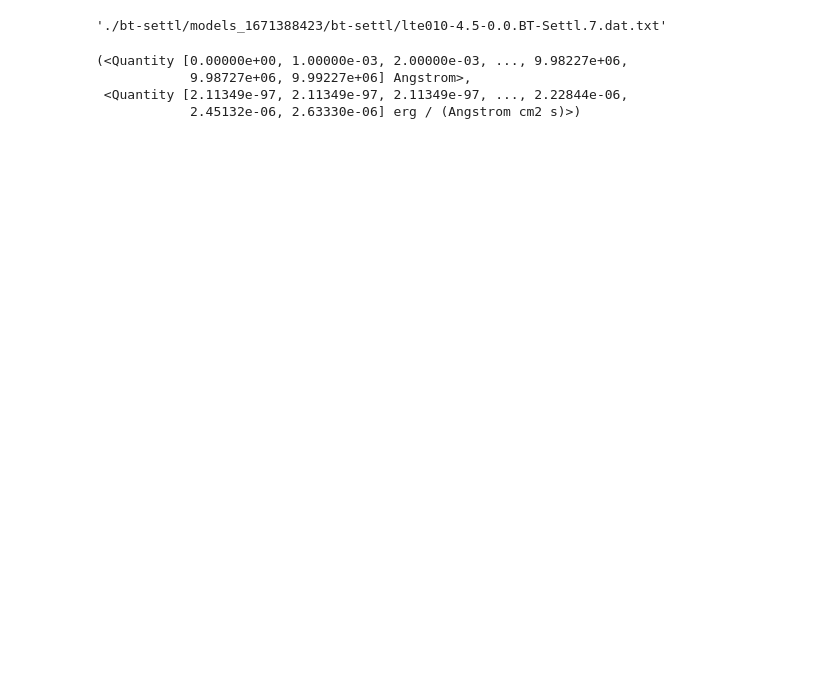
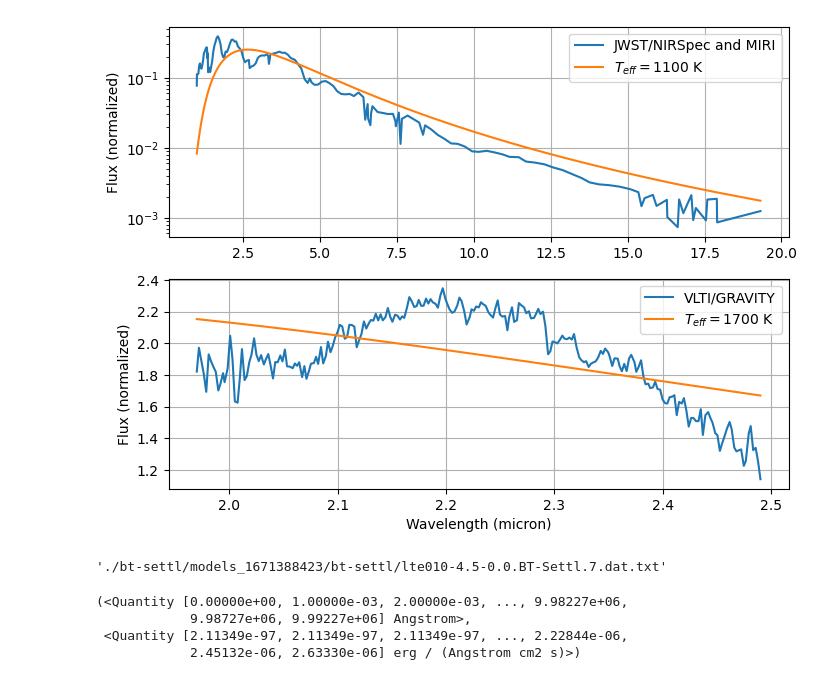
Before and after one commit to shubhagrawal30/ExoplanetAtmospheres, a Jupyter notebook: continuum.ipynb, the cells around one changed output. Cells and saved outputs as stored; diff of their text form; code cells hidden in the pictures; blank space fills up the shorter version.

Commit message:
continuum plots

```diff
--- a/continuum.ipynb
+++ b/continuum.ipynb
@@ -49,3 +65,23 @@ plt.close()
+# %%
+# two subplots top and bottom
+fig, (ax1, ax2) = plt.subplots(2, 1, figsize=(8, 6))
+ax1.plot(jwst_wvs, jwst_flux, label='JWST/NIRSpec and MIRI')
+ax1.plot(jwst_wvs, model_jwst, label=r'$T_{eff} = 1100$ K')
+ax1.set_yscale('log')
+ax1.legend()
+ax1.grid()
+ax1.set_ylabel('Flux (normalized)')
+ax2.plot(grav_wvs, grav_flux, label='VLTI/GRAVITY')
+ax2.plot(grav_wvs, model_grav, label=r'$T_{eff} = 1700$ K')
+# ax2.set_yscale('log')
+ax2.set_ylabel('Flux (normalized)')
+ax2.legend()
+ax2.grid()
+ax2.set_xlabel('Wavelength (micron)')
+plt.savefig('./plots/continuum.png', dpi=300)
+plt.show()
+# %% [output]
+[figure, added]
 # %%
 def get_filename_from_pars(Teff, logg, root_dir="./bt-settl/models_1671388423/bt-settl/"):
     """
```
Also changed, not shown: parts of 7 cells of this notebook, 2 other files.
